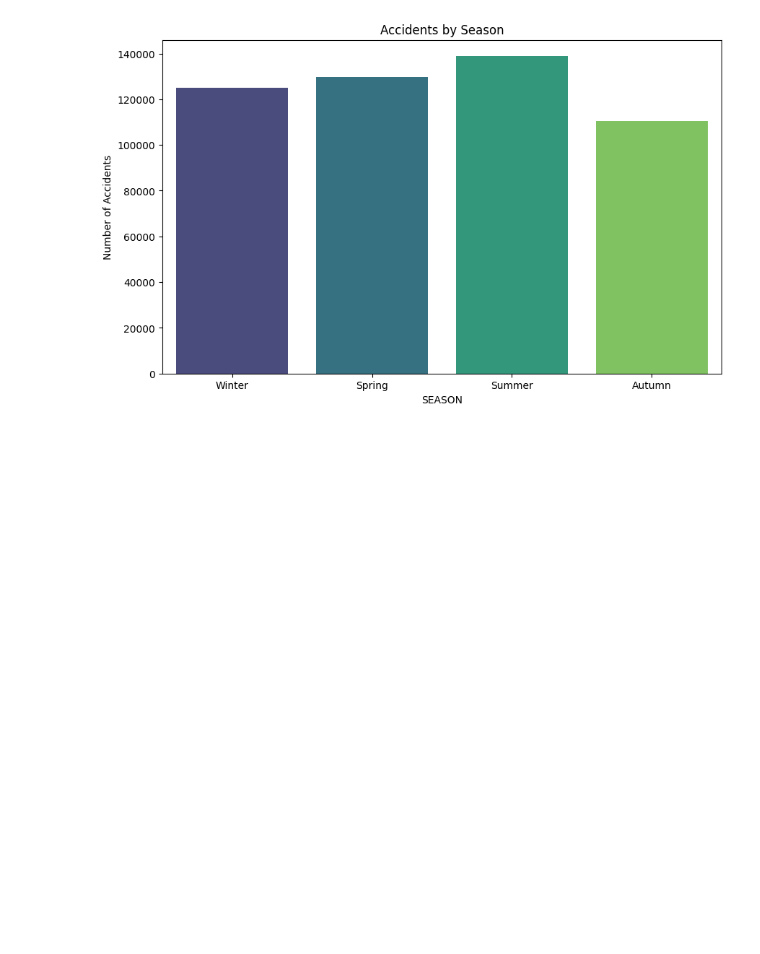
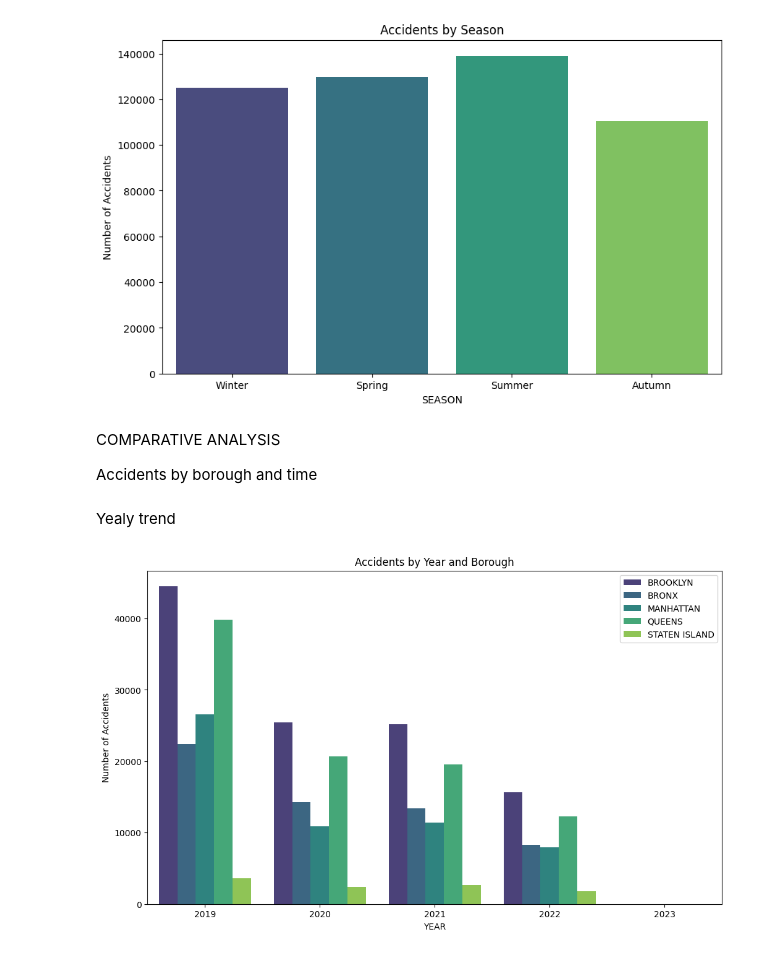
Before and after one commit to NedKost/MS-AAI-500-Team-Project, a Jupyter notebook: Collisions_timeslice.ipynb, the cells around one changed output. Drawn from its saved outputs; the diff is of its cells as text; code cells hidden in the pictures; blank space fills up the shorter version.

```diff
--- a/Collisions_timeslice.ipynb
+++ b/Collisions_timeslice.ipynb
@@ -293,3 +291,18 @@ plt.ylabel('Number of Accidents')
 plt.show()
 # %% [output]
 [figure]
+# %% [markdown]
+COMPARATIVE ANALYSIS
+
+Accidents by borough and time
+# %% [markdown]
+Yealy trend
+# %%
+plt.figure(figsize=(12, 7))
+sns.countplot(data=df, x='YEAR', hue='BOROUGH', palette="viridis")
+plt.title('Accidents by Year and Borough')
+plt.ylabel('Number of Accidents')
+plt.legend(loc='upper right')
+plt.show()
+# %% [output]
+[figure, added]
```
Also changed, not shown: parts of 23 cells of this notebook.
